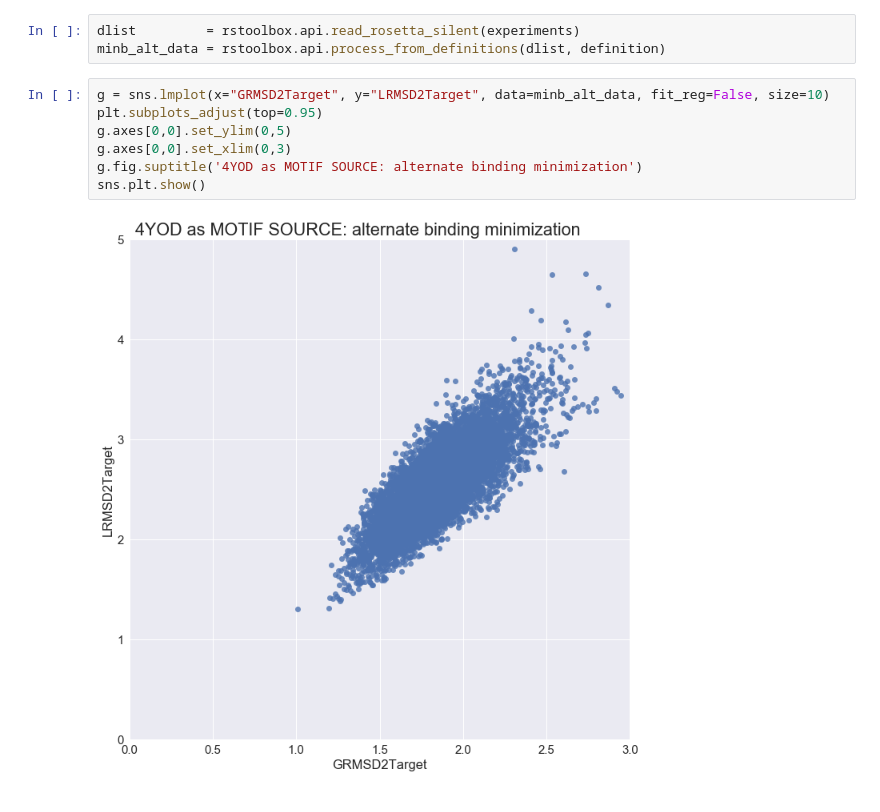
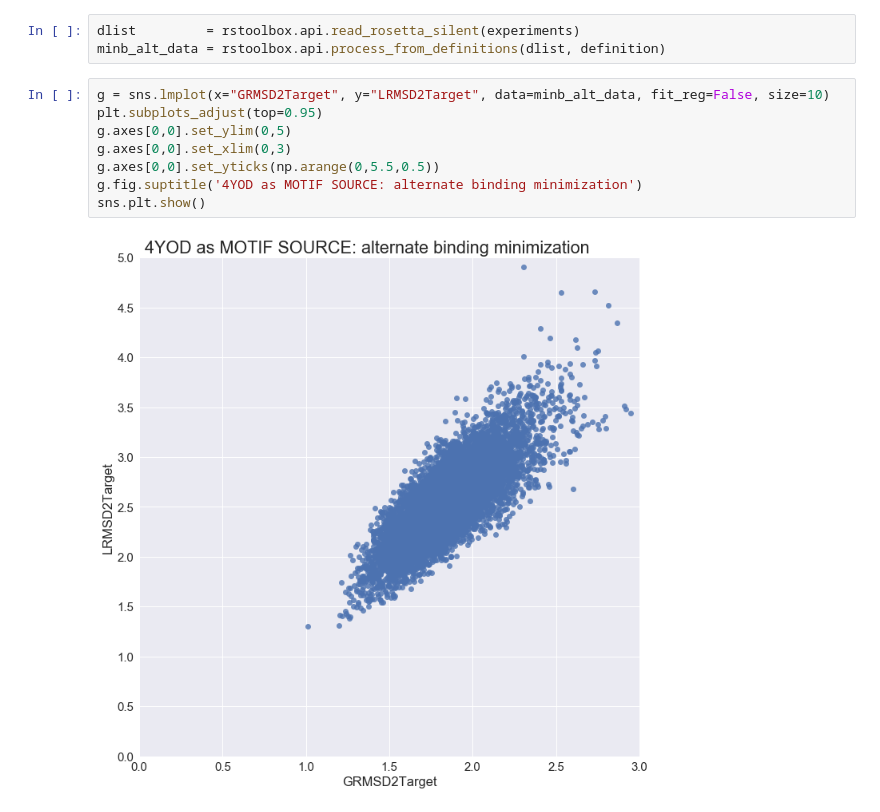
Before and after one commit to jaumebonet/FunFolDesTutorial, a Jupyter notebook: benchmark/scientific/bcl2/experiments/from4oyd/README.ipynb, the cells around one changed output. Drawn from its saved outputs; the diff is of its cells as text.

```diff
--- a/benchmark/scientific/bcl2/experiments/from4oyd/README.ipynb
+++ b/benchmark/scientific/bcl2/experiments/from4oyd/README.ipynb
@@ -61,9 +62,10 @@ minb_alt_data = rstoolbox.api.process_from_definitions(dlist, definition)
 # %%
 g = sns.lmplot(x="GRMSD2Target", y="LRMSD2Target", data=minb_alt_data, fit_reg=False, size=10)
 plt.subplots_adjust(top=0.95)
 g.axes[0,0].set_ylim(0,5)
 g.axes[0,0].set_xlim(0,3)
+g.axes[0,0].set_yticks(np.arange(0,5.5,0.5))
 g.fig.suptitle('4YOD as MOTIF SOURCE: alternate binding minimization')
 sns.plt.show()
 # %% [output]
-[figure, old version]
+[figure, new version]
```
Also changed, not shown: parts of 1 cell of this notebook, 2 other files.
